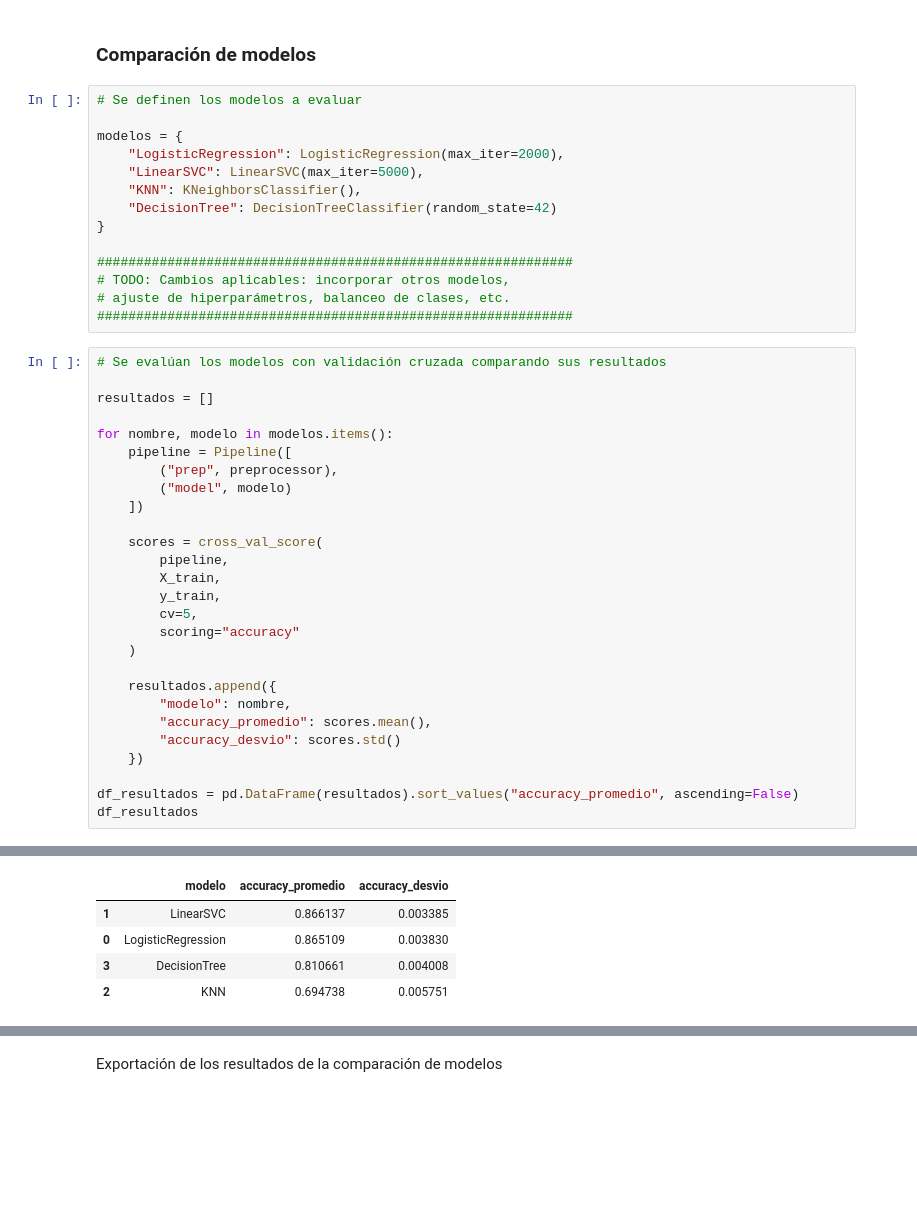
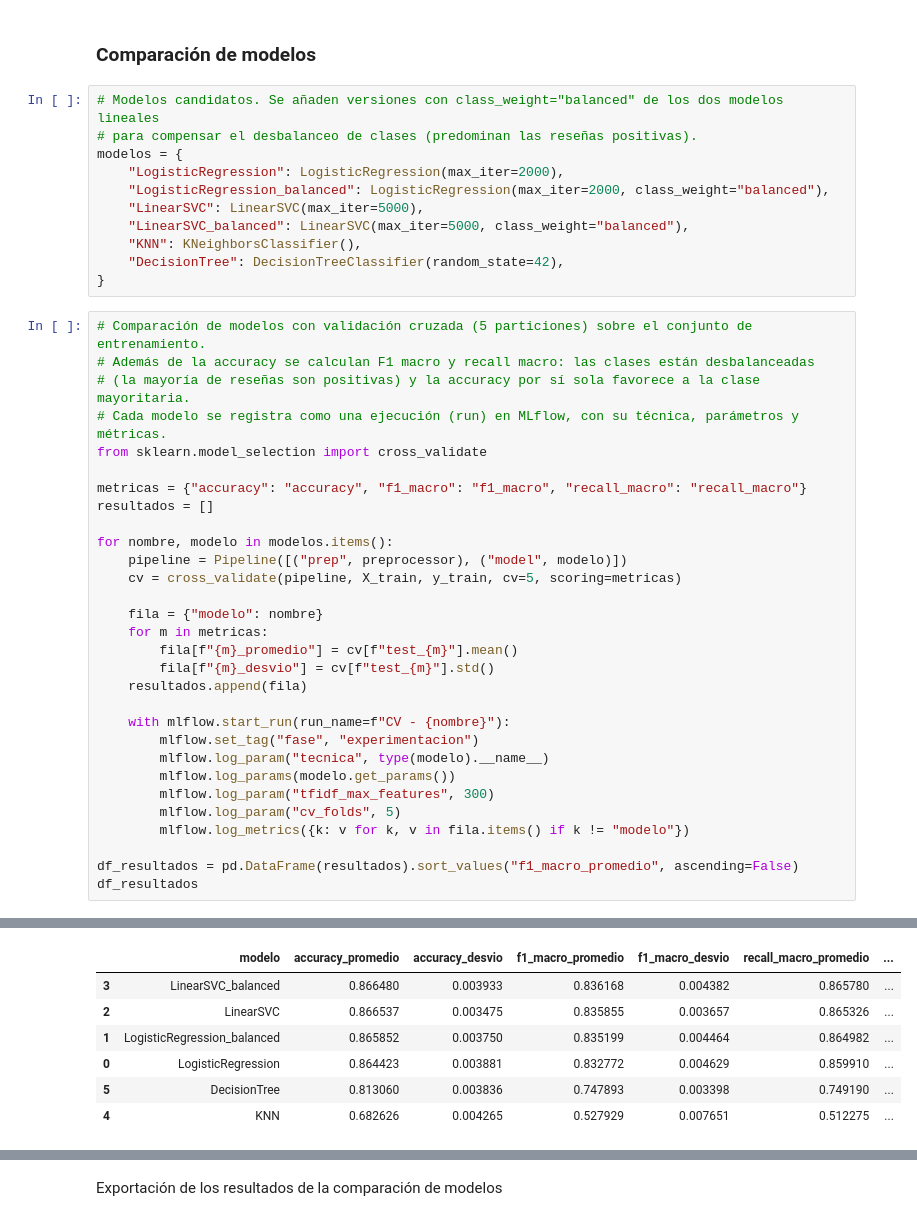
Before and after one commit to sortaria24-max/13MBID_Proyectos, a Jupyter notebook: notebooks/MD01_Experimentacion.ipynb, the cells around one changed output, grey strips where cells are left out. Cells and saved outputs as stored; diff of their text form; blank space fills up the shorter version.

```diff
--- a/notebooks/MD01_Experimentacion.ipynb
+++ b/notebooks/MD01_Experimentacion.ipynb
@@ -186,44 +197,44 @@ Baseline accuracy: 0.64533117277699
 # %% [markdown]
 ### Comparación de modelos
 # %%
-# Se definen los modelos a evaluar
-
+# Modelos candidatos. Se añaden versiones con class_weight="balanced" de los dos modelos lineales
+# para compensar el desbalanceo de clases (predominan las reseñas positivas).
 modelos = {
     "LogisticRegression": LogisticRegression(max_iter=2000),
+    "LogisticRegression_balanced": LogisticRegression(max_iter=2000, class_weight="balanced"),
     "LinearSVC": LinearSVC(max_iter=5000),
+    "LinearSVC_balanced": LinearSVC(max_iter=5000, class_weight="balanced"),
     "KNN": KNeighborsClassifier(),
-    "DecisionTree": DecisionTreeClassifier(random_state=42)
+    "DecisionTree": DecisionTreeClassifier(random_state=42),
 }
-
-#############################################################
-# TODO: Cambios aplicables: incorporar otros modelos,
-# ajuste de hiperparámetros, balanceo de clases, etc.
-#############################################################
 # %%
-# Se evalúan los modelos con validación cruzada comparando sus resultados
+# Comparación de modelos con validación cruzada (5 particiones) sobre el conjunto de entrenamiento.
+# Además de la accuracy se calculan F1 macro y recall macro: las clases están desbalanceadas
+# (la mayoría de reseñas son positivas) y la accuracy por sí sola favorece a la clase mayoritaria.
+# Cada modelo se registra como una ejecución (run) en MLflow, con su técnica, parámetros y métricas.
+from sklearn.model_selection import cross_validate
 
+metricas = {"accuracy": "accuracy", "f1_macro": "f1_macro", "recall_macro": "recall_macro"}
 resultados = []
 
 for nombre, modelo in modelos.items():
-    pipeline = Pipeline([
-        ("prep", preprocessor),
-        ("model", modelo)
-    ])
+    pipeline = Pipeline([("prep", preprocessor), ("model", modelo)])
+    cv = cross_validate(pipeline, X_train, y_train, cv=5, scoring=metricas)
 
-    scores = cross_val_score(
-        pipeline,
-        X_train,
-        y_train,
-        cv=5,
-        scoring="accuracy"
-    )
+    fila = {"modelo": nombre}
+    for m in metricas:
+        fila[f"{m}_promedio"] = cv[f"test_{m}"].mean()
+        fila[f"{m}_desvio"] = cv[f"test_{m}"].std()
+    resultados.append(fila)
 
-    resultados.append({
-        "modelo": nombre,
-        "accuracy_promedio": scores.mean(),
-        "accuracy_desvio": scores.std()
-    })
+    with mlflow.start_run(run_name=f"CV - {nombre}"):
+        mlflow.set_tag("fase", "experimentacion")
+        mlflow.log_param("tecnica", type(modelo).__name__)
+        mlflow.log_params(modelo.get_params())
+        mlflow.log_param("tfidf_max_features", 300)
+        mlflow.log_param("cv_folds", 5)
+        mlflow.log_metrics({k: v for k, v in fila.items() if k != "modelo"})
 
-df_resultados = pd.DataFrame(resultados).sort_values("accuracy_promedio", ascending=False)
+df_resultados = pd.DataFrame(resultados).sort_values("f1_macro_promedio", ascending=False)
 df_resultados
 # %% [output]
@@ -230,6 +253,8 @@ df_resultados
-|  | modelo | accuracy_promedio | accuracy_desvio |
-| 1 | LinearSVC | 0.866137 | 0.003385 |
-| 0 | LogisticRegression | 0.865109 | 0.003830 |
-| 3 | DecisionTree | 0.810661 | 0.004008 |
-| 2 | KNN | 0.694738 | 0.005751 |
+|  | modelo | accuracy_promedio | accuracy_desvio | f1_macro_promedio | f1_macro_desvio | recall_macro_promedio | ... |
+| 3 | LinearSVC_balanced | 0.866480 | 0.003933 | 0.836168 | 0.004382 | 0.865780 | ... |
+| 2 | LinearSVC | 0.866537 | 0.003475 | 0.835855 | 0.003657 | 0.865326 | ... |
+| 1 | LogisticRegression_balanced | 0.865852 | 0.003750 | 0.835199 | 0.004464 | 0.864982 | ... |
+| 0 | LogisticRegression | 0.864423 | 0.003881 | 0.832772 | 0.004629 | 0.859910 | ... |
+| 5 | DecisionTree | 0.813060 | 0.003836 | 0.747893 | 0.003398 | 0.749190 | ... |
+| 4 | KNN | 0.682626 | 0.004265 | 0.527929 | 0.007651 | 0.512275 | ... |
 # %% [markdown]
```
Also changed, not shown: parts of 12 cells of this notebook, 1 other file.
